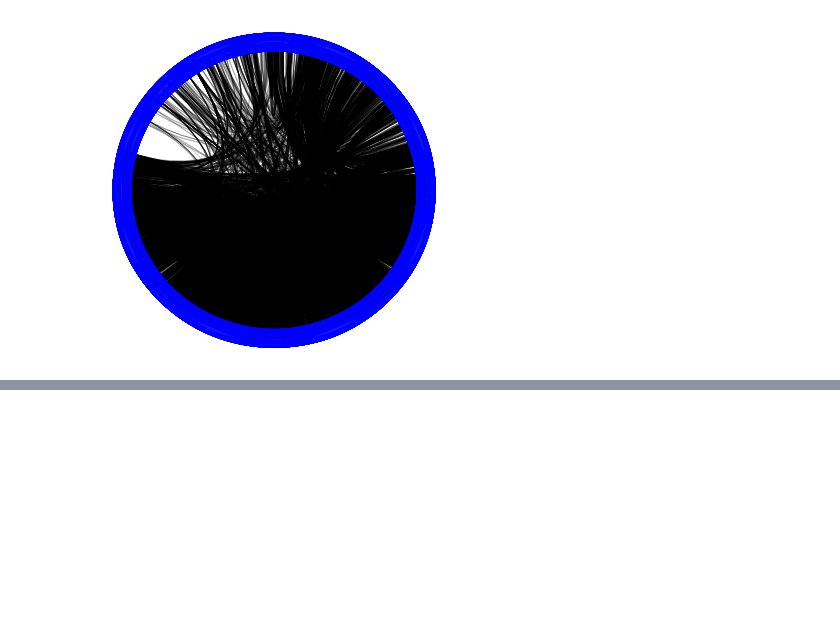
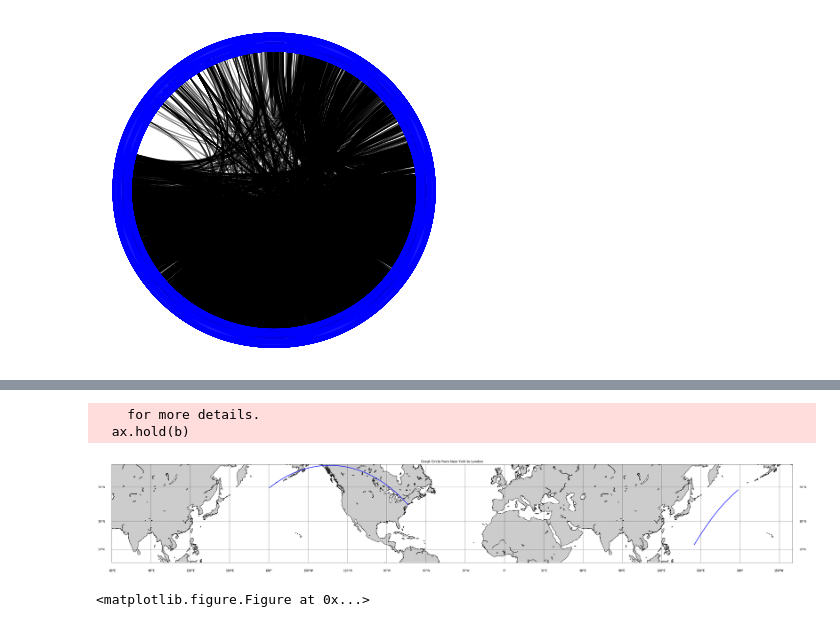
Before and after one commit to bvshyam/620_Project_1, a Jupyter notebook: main_analysis.ipynb, the cells around one changed output, grey strips where cells are left out. Saved outputs shown, nothing was run; the diff lists cells and outputs as text; code cells hidden in the pictures; blank space fills up the shorter version.

Commit message:
Chart and distance

```diff
--- a/main_analysis.ipynb
+++ b/main_analysis.ipynb
@@ -162,0 +215,39 @@ net.dijkstra_path(g, 'MAS','RDU')
+# %%
+def calculate_distance_chart(g, source,destination):
+    """Calculate the distance between two direct locations"""
+    mykeys = ('lat','lon')
+    myvalues = (*itemgetter(*mykeys)(g.node[source]),*itemgetter(*mykeys)(g.node[destination]))
+    myvalues =[float(x) for x in list(myvalues)]
+    return(plot_chart(*myvalues))
+# %%
+def plot_chart(lon1, lat1, lon2, lat2):
+    # create new figure, axes instances.
+    fig=plt.figure()
+    ax=fig.add_axes([2.9,2.9,5.8,5.8])
+    # setup mercator map projection.
+    m = Basemap(llcrnrlon=-300.,llcrnrlat=0.,urcrnrlon=220.,urcrnrlat=60.,\
+                rsphere=(6378137.00,6356752.3142),\
+                resolution='l',projection='merc',\
+                lat_0=40.,lon_0=-20.,lat_ts=20.)
+    # nylat, nylon are lat/lon of New York
+    nylat = lon1; nylon = lat1
+    # lonlat, lonlon are lat/lon of London.
+    lonlat = lon2; lonlon = lat2
+    # draw great circle route between NY and London
+    m.drawgreatcircle(nylon,nylat,lonlon,lonlat,linewidth=2,color='b')
+    m.drawcoastlines()
+    m.fillcontinents()
+    # draw parallels
+    m.drawparallels(np.arange(10,90,20),labels=[1,1,0,1])
+    # draw meridians
+    m.drawmeridians(np.arange(-180,180,30),labels=[1,1,0,1])
+    ax.set_title('Great Circle from New York to London')
+    plt.figure(figsize=(20,10))
+    plt.show()
+
+calculate_distance_chart(g,'GUM','JFK')
+# %% [output]
+    for more details.
+  ax.hold(b)
+[figure, added]
+<matplotlib.figure.Figure at 0x...>
```
Also changed, not shown: parts of 16 cells of this notebook.
